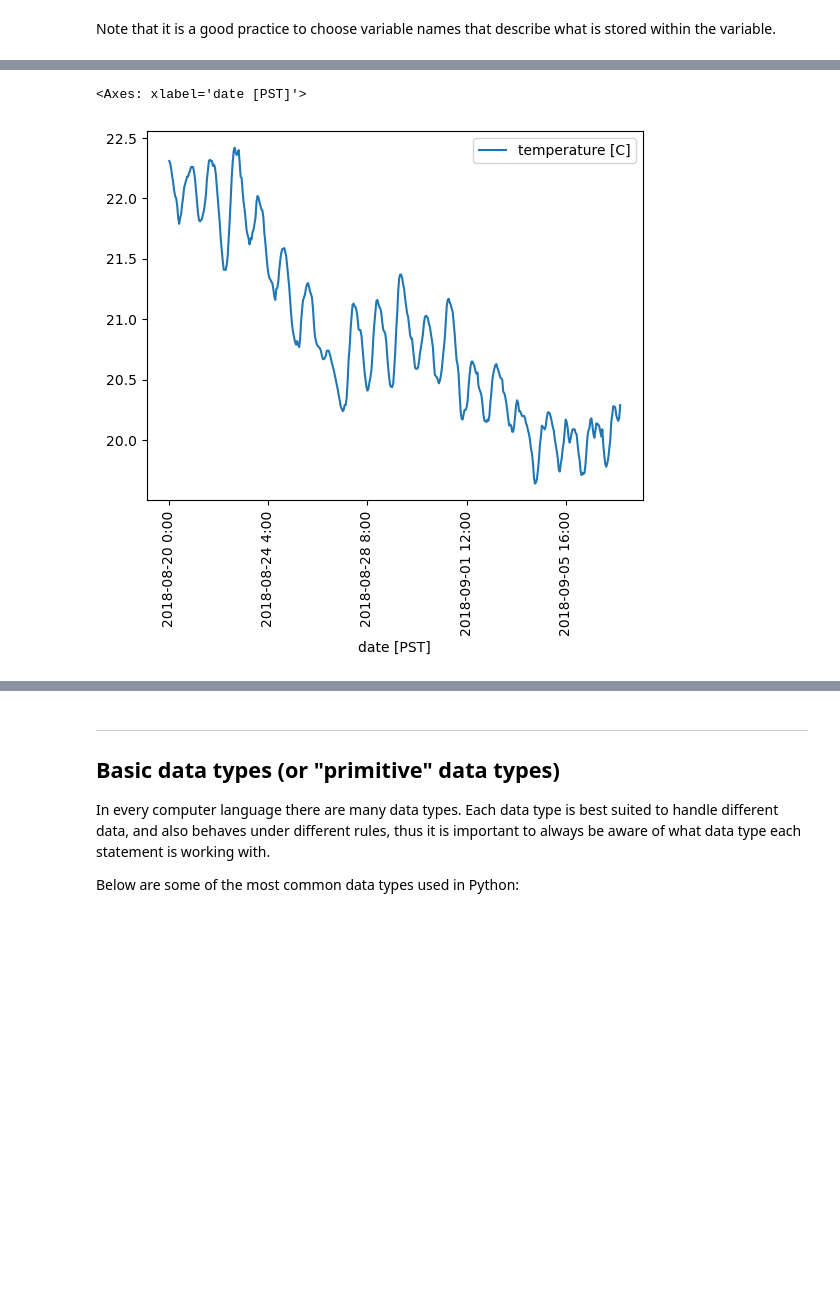
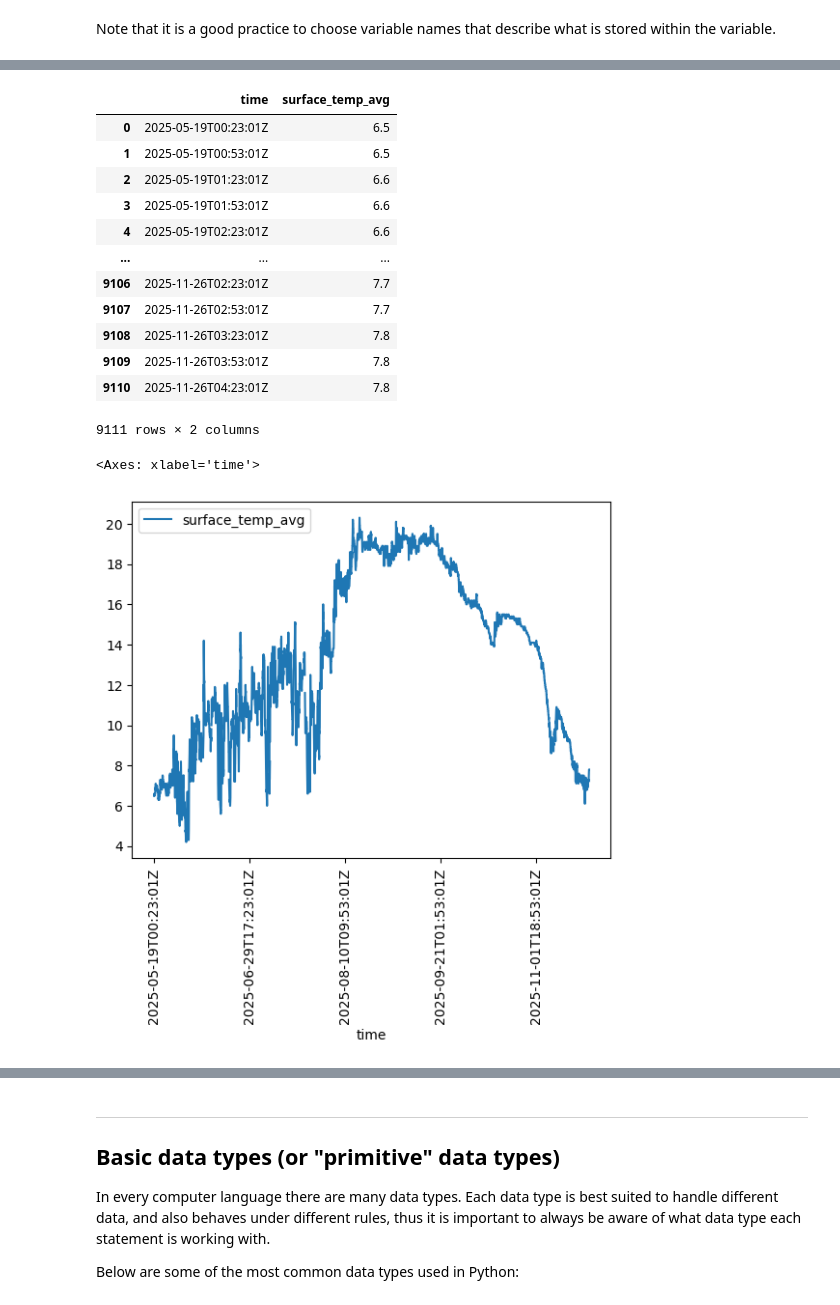
Before and after one commit to alaurent101/WYTEC2_Python_Workshop, a Jupyter notebook: WYTEC2_PythonTutorial.ipynb, the cells around one changed output, grey strips where cells are left out. Saved outputs shown, nothing was run; the diff lists cells and outputs as text; code cells hidden in the pictures; blank space fills up the shorter version.

```diff
--- a/WYTEC2_PythonTutorial.ipynb
+++ b/WYTEC2_PythonTutorial.ipynb
@@ -464,15 +351,31 @@ The following code load the buoy's data, and makes a simple plot.
 # %%
 # Import Pandas module
 import pandas as pd
 
 # Read data from file
-buoy_data = pd.read_csv('./data/buoy_data.csv')
+buoy_data = pd.read_csv('./data/buoy_data.csv', skiprows=[1])
+
+# Display a summary of the data
+display(buoy_data)
 
 # Do quick plot
-buoy_data.plot(x='date [PST]',y='temperature [C]', rot=90)
+buoy_data.plot(x='time',y='surface_temp_avg', rot=90)
 # %% [output]
+|  | time | surface_temp_avg |
+| 0 | 2025-05-19T00:23:01Z | 6.5 |
+| 1 | 2025-05-19T00:53:01Z | 6.5 |
+| 2 | 2025-05-19T01:23:01Z | 6.6 |
+| 3 | 2025-05-19T01:53:01Z | 6.6 |
+| 4 | 2025-05-19T02:23:01Z | 6.6 |
+| ... | ... | ... |
+| 9106 | 2025-11-26T02:23:01Z | 7.7 |
+| 9107 | 2025-11-26T02:53:01Z | 7.7 |
+| 9108 | 2025-11-26T03:23:01Z | 7.8 |
+| 9109 | 2025-11-26T03:53:01Z | 7.8 |
+| 9110 | 2025-11-26T04:23:01Z | 7.8 |
-<Axes: xlabel='date [PST]'>
+9111 rows × 2 columns
+<Axes: xlabel='time'>
-[figure, old version]
+[figure, new version]
 # %% [markdown]
 To see the plot you just made, click on the "Plot" tab (beside your "Variable explorer"). See below...
 
```
Also changed, not shown: parts of 43 cells of this notebook, 9 other files.
